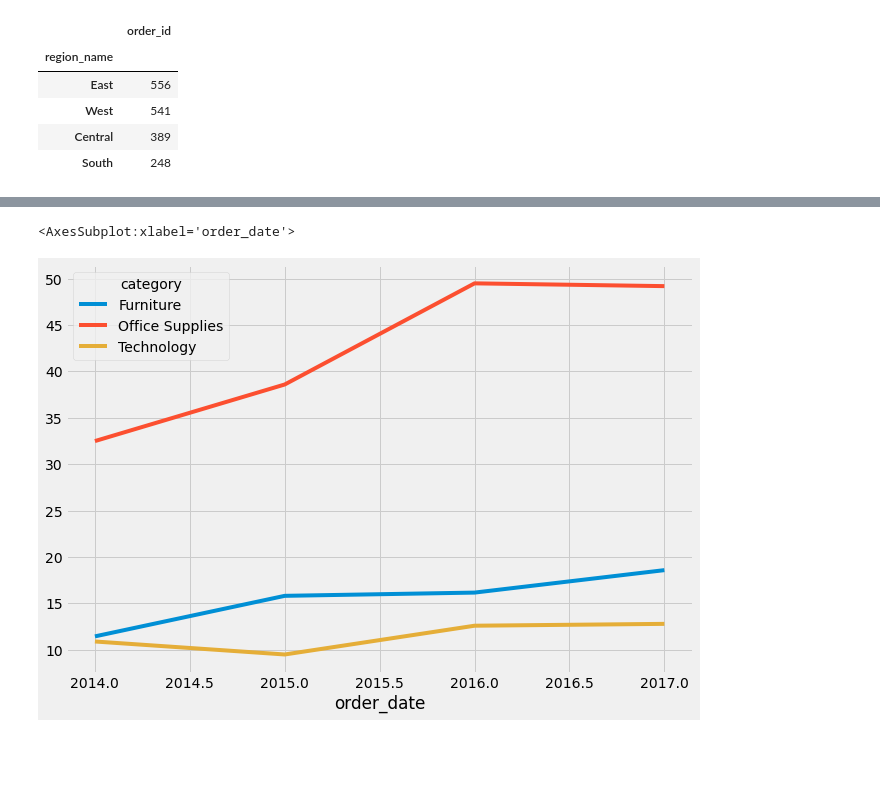
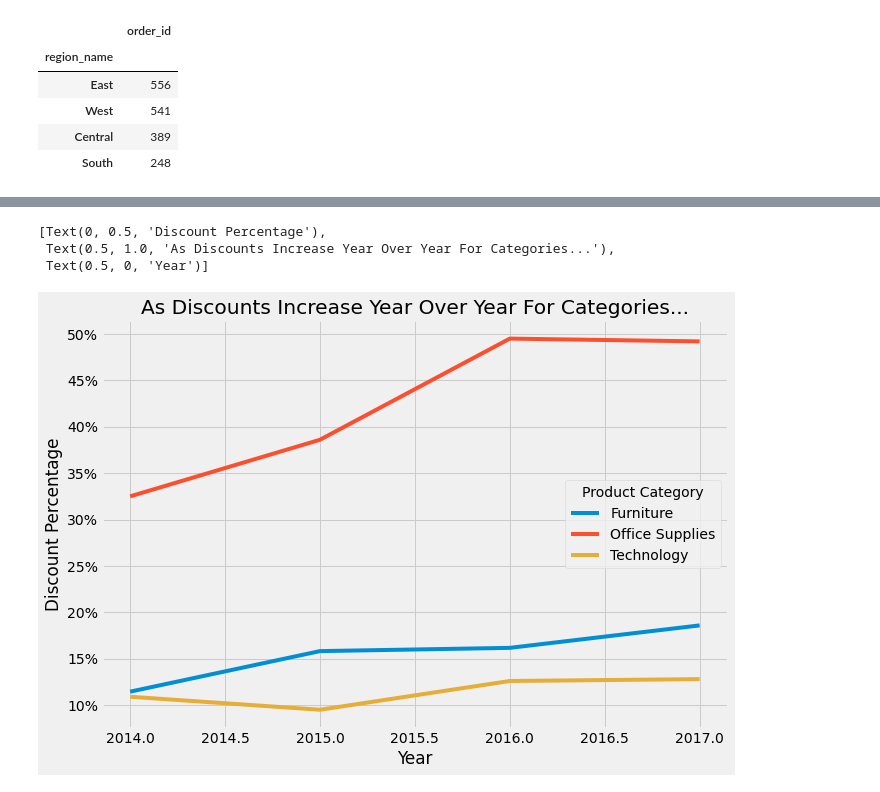
Before and after one commit to CJ-time-series-project/CJ-time-series-project, a Jupyter notebook: jerrys_explore.ipynb, the cells around one changed output, grey strips where cells are left out. Drawn from its saved outputs; the diff is of its cells as text; code cells hidden in the pictures; blank space fills up the shorter version.

```diff
--- a/jerrys_explore.ipynb
+++ b/jerrys_explore.ipynb
@@ -731,6 +741,12 @@ reg_orders
 # %%
 # total discounts per category per year
-df.groupby(['category', df.index.year])['discount'].sum().unstack(0).plot()
+ax = df.groupby(['category', df.index.year])['discount'].sum().unstack(0).plot()
+ax.legend(loc='right', title='Product Category')
+# ax.set_xticklabels(labels, rotation=45, ha='right')
+ax.set_yticklabels([f'{tick:,.0f}%' for tick in ax.get_yticks()])
+ax.set(ylabel='Discount Percentage', title='As Discounts Increase Year Over Year For Categories...', xlabel='Year')
 # %% [output]
-<AxesSubplot:xlabel='order_date'>
+[Text(0, 0.5, 'Discount Percentage'),
+ Text(0.5, 1.0, 'As Discounts Increase Year Over Year For Categories...'),
+ Text(0.5, 0, 'Year')]
-[figure, old version]
+[figure, new version]
```
Also changed, not shown: parts of 4 cells of this notebook, 2 other files.
